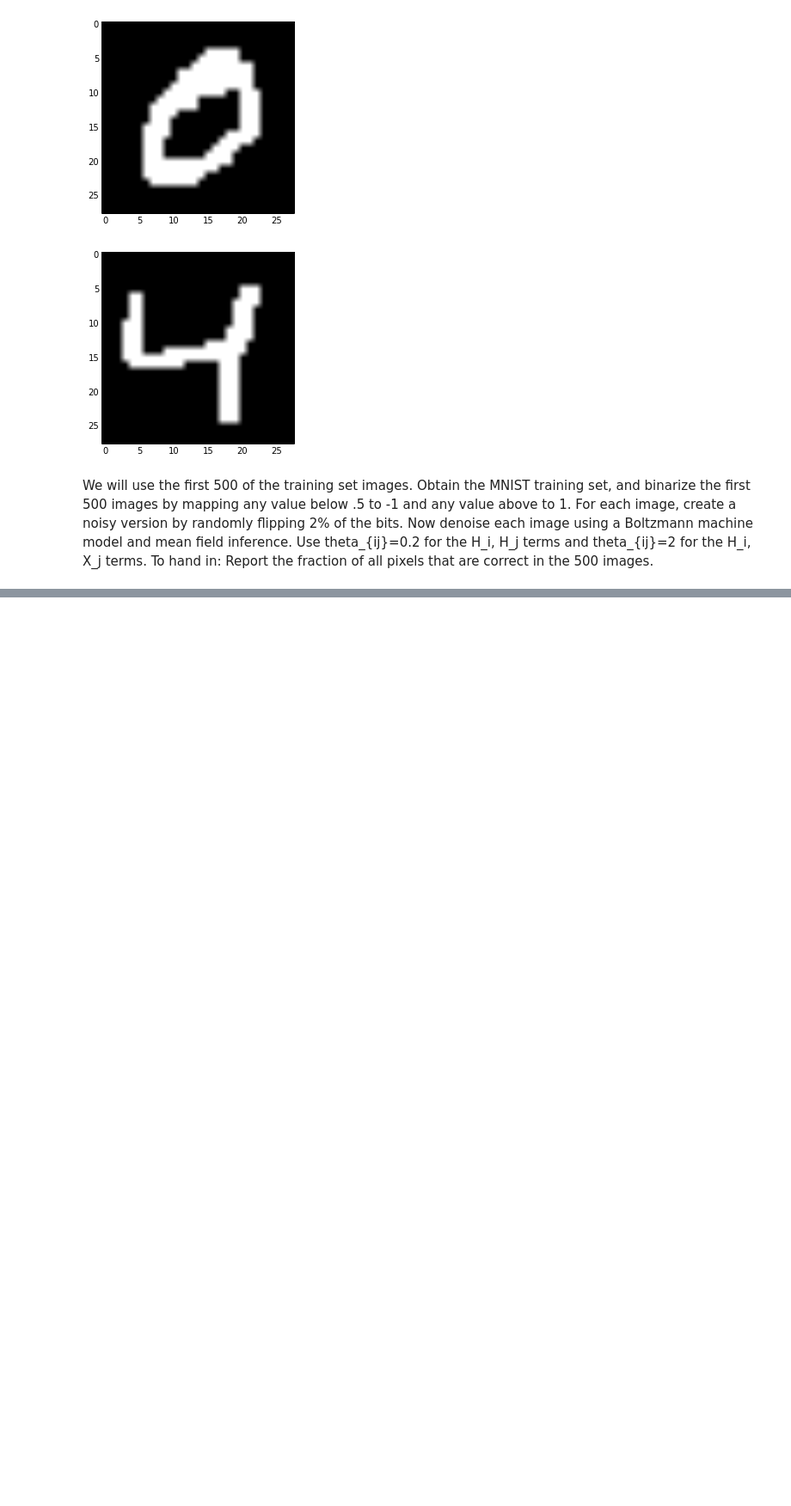
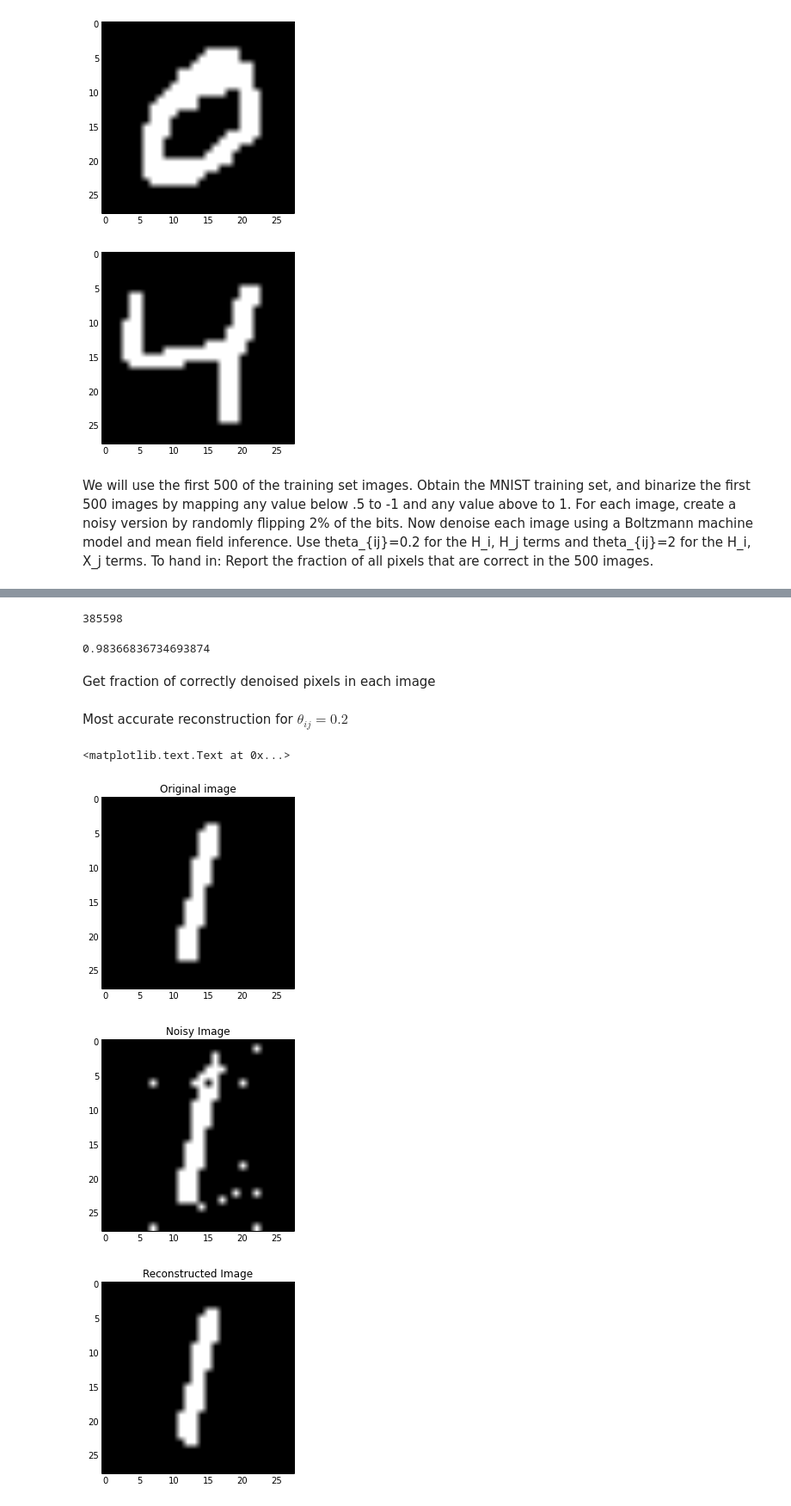
Before and after one commit to roshanjrajan/CS498-AML, a Jupyter notebook: hw7/hw7.ipynb, the cells around one changed output, grey strips where cells are left out. Shown at 86% size. Cells and saved outputs as stored; diff of their text form; code cells hidden in the pictures; blank space fills up the shorter version.

Commit message:
boltzmann done

```diff
--- a/hw7/hw7.ipynb
+++ b/hw7/hw7.ipynb
@@ -119,0 +166,12 @@ for i in range(0,im_data_2.shape[0]):
+# %%
+theta_ij = 0.2
+num_iter = 10
+
+pi_02 = np.zeros((500,28,28))
+for i in range(0,pi_02.shape[0]):
+    pi_02[i] = boltzmann(im_data_f[i],num_iter,theta_ij)
+# %%
+im_data_denoised_02 = np.zeros((500,28,28))
+
+for i in range(0,im_data_denoised_02.shape[0]):
+    im_data_denoised_02[i] = boltz_result(pi_02[i])
@@ -119,0 +180,32 @@ for i in range(0,im_data_2.shape[0]):
+# %%
+np.sum(im_data_denoised_02 == im_data)
+# %% [output]
+385598
+# %%
+(np.sum(im_data_denoised_02 == im_data)) / (500.0*784.0)
+# %% [output]
+0.98366836734693874
+# %% [markdown]
+Get fraction of correctly denoised pixels in each image
+# %%
+accs_02 = np.zeros(500)
+for i in range(0,500):
+    accs_02[i] = np.sum(im_data_denoised_02[i] == im_data[i]) / (784.0)
+# %% [markdown]
+Most accurate reconstruction for $\theta_{ij} = 0.2$
+# %%
+accs_02_max = np.argmax(accs_02)
+accs_02_min = np.argmin(accs_02)
+plt.imshow(im_data[accs_02_max],cmap="gray")
+plt.title('Original image')
+plt.figure()
+plt.imshow(im_data_f[accs_02_max],cmap="gray")
+plt.title('Noisy Image')
+plt.figure()
+plt.imshow(im_data_denoised_02[accs_02_max],cmap="gray")
+plt.title('Reconstructed Image')
+# %% [output]
+<matplotlib.text.Text at 0x...>
+[figure, added]
+[figure, added]
+[figure, added]
```
Also changed, not shown: parts of 9 cells of this notebook.
